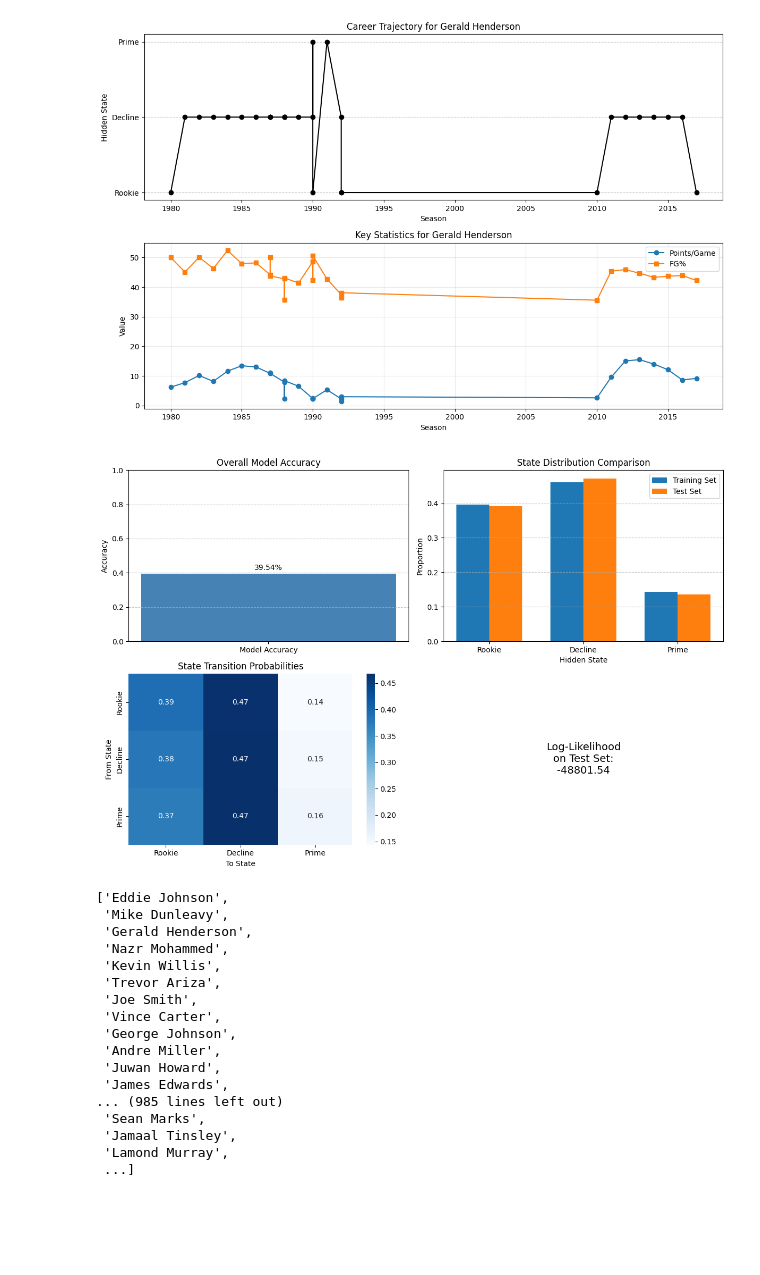
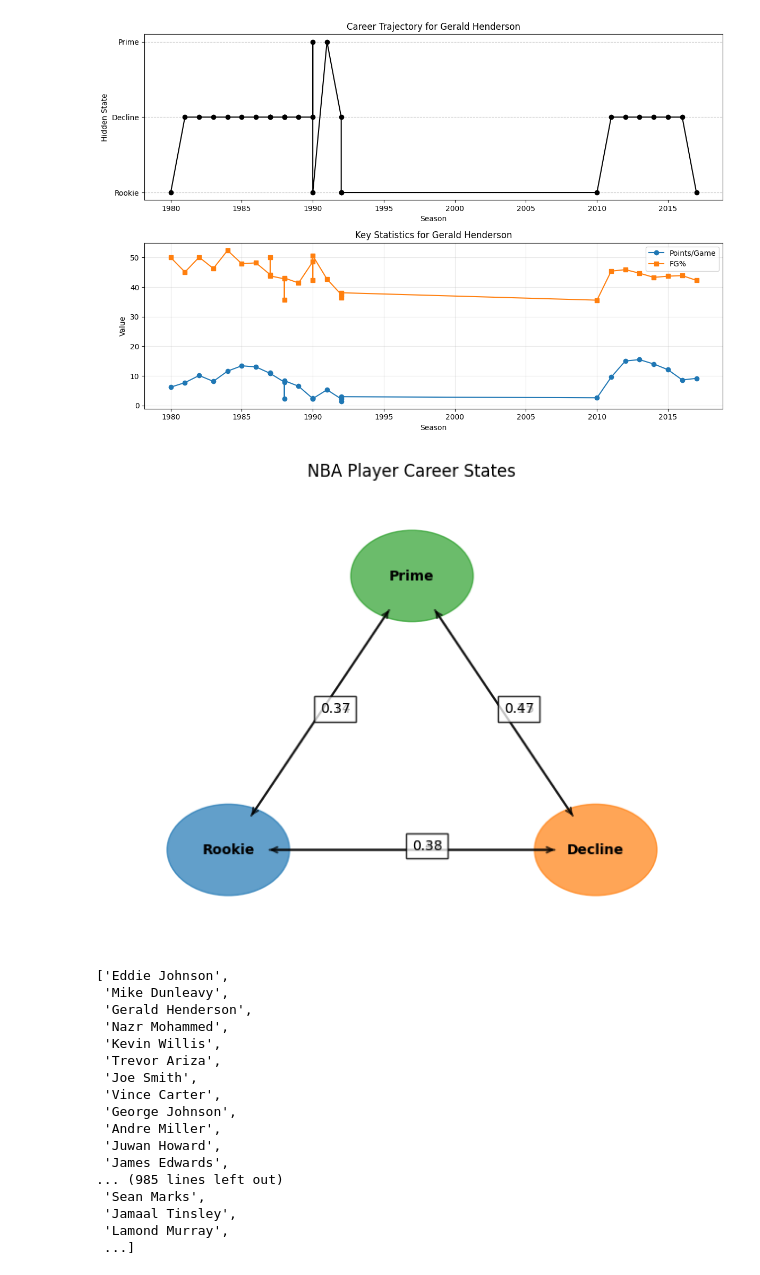
Before and after one commit to ryanjwong/hotel-recommendation, a Jupyter notebook: milestone3.ipynb, the cells around one changed output. Cells and saved outputs as stored; diff of their text form; code cells hidden in the pictures; blank space fills up the shorter version.

```diff
--- a/milestone3.ipynb
+++ b/milestone3.ipynb
@@ -243,51 +243,37 @@ if long_career_players:
 [figure]
 [figure]
 [figure]
-# %%
-plt.figure(figsize=(12, 8))
-
-plt.subplot(2, 2, 1)
-plt.bar(['Model Accuracy'], [accuracy], color='steelblue')
-plt.title('Overall Model Accuracy')
-plt.ylabel('Accuracy')
-plt.ylim(0, 1)
-plt.text(0, accuracy + 0.02, f'{accuracy:.2%}', ha='center')
-plt.grid(axis='y', linestyle='--', alpha=0.7)
-
-plt.subplot(2, 2, 2)
-train_state_counts = pd.Series(train_predictions).value_counts(normalize=True).sort_index()
-test_state_counts = pd.Series(test_predictions).value_counts(normalize=True).sort_index()
-
-x = np.arange(len(state_mapping))
-width = 0.35
-plt.bar(x - width/2, train_state_counts, width, label='Training Set')
-plt.bar(x + width/2, test_state_counts, width, label='Test Set')
-plt.xlabel('Hidden State')
-plt.ylabel('Proportion')
-plt.title('State Distribution Comparison')
-plt.xticks(x, [state_mapping[i] for i in range(3)])
-plt.legend()
-plt.grid(axis='y', linestyle='--', alpha=0.7)
-
-plt.subplot(2, 2, 3)
-sns.heatmap(model.transmat_, annot=True, cmap='Blues',
-            xticklabels=[state_mapping[i] for i in range(3)],
-            yticklabels=[state_mapping[i] for i in range(3)])
-plt.title('State Transition Probabilities')
-plt.xlabel('To State')
-plt.ylabel('From State')
-
-plt.subplot(2, 2, 4)
-log_likelihood = model.score(X_test)
-plt.text(0.5, 0.5, f'Log-Likelihood\non Test Set:\n{log_likelihood:.2f}',
-         ha='center', va='center', fontsize=14)
-plt.axis('off')
-
-plt.tight_layout()
-plt.savefig("model_performance.png")
-plt.show()
-# %% [output]
-[figure, removed]
+# %%
+plt.figure(figsize=(8, 6))
+
+positions = {0: [0.2, 0.2], 1: [0.8, 0.2], 2: [0.5, 0.8]}
+
+
+for state, pos in positions.items():
+    circle = plt.Circle(pos, 0.1, color=f'C{state}', alpha=0.7)
+    plt.gca().add_patch(circle)
+    plt.text(pos[0], pos[1], state_mapping[state], ha='center', va='center', fontweight='bold')
+
+for i in range(3):
+    for j in range(3):
+        if model.transmat_[i, j] > 0.1:
+            start = positions[i]
+            end = positions[j]
+
+            if i != j:
+                plt.annotate('', xy=end, xytext=start,
+                          arrowprops=dict(arrowstyle='->', lw=1.5, alpha=0.7, shrinkA=30, shrinkB=30))
+                plt.text((start[0] + end[0])/2, (start[1] + end[1])/2,
+                       f"{model.transmat_[i, j]:.2f}", bbox=dict(fc='white', alpha=0.7))
+
+plt.xlim(0, 1)
+plt.ylim(0, 1)
+plt.title('NBA Player Career States')
+plt.axis('off')
+plt.savefig('hmm_states.png')
+plt.show()
+# %% [output]
+[figure, added]
 # %%
 long_career_players
 # %% [output]
```
Also changed, not shown: parts of 1 cell of this notebook, 1 other file.
